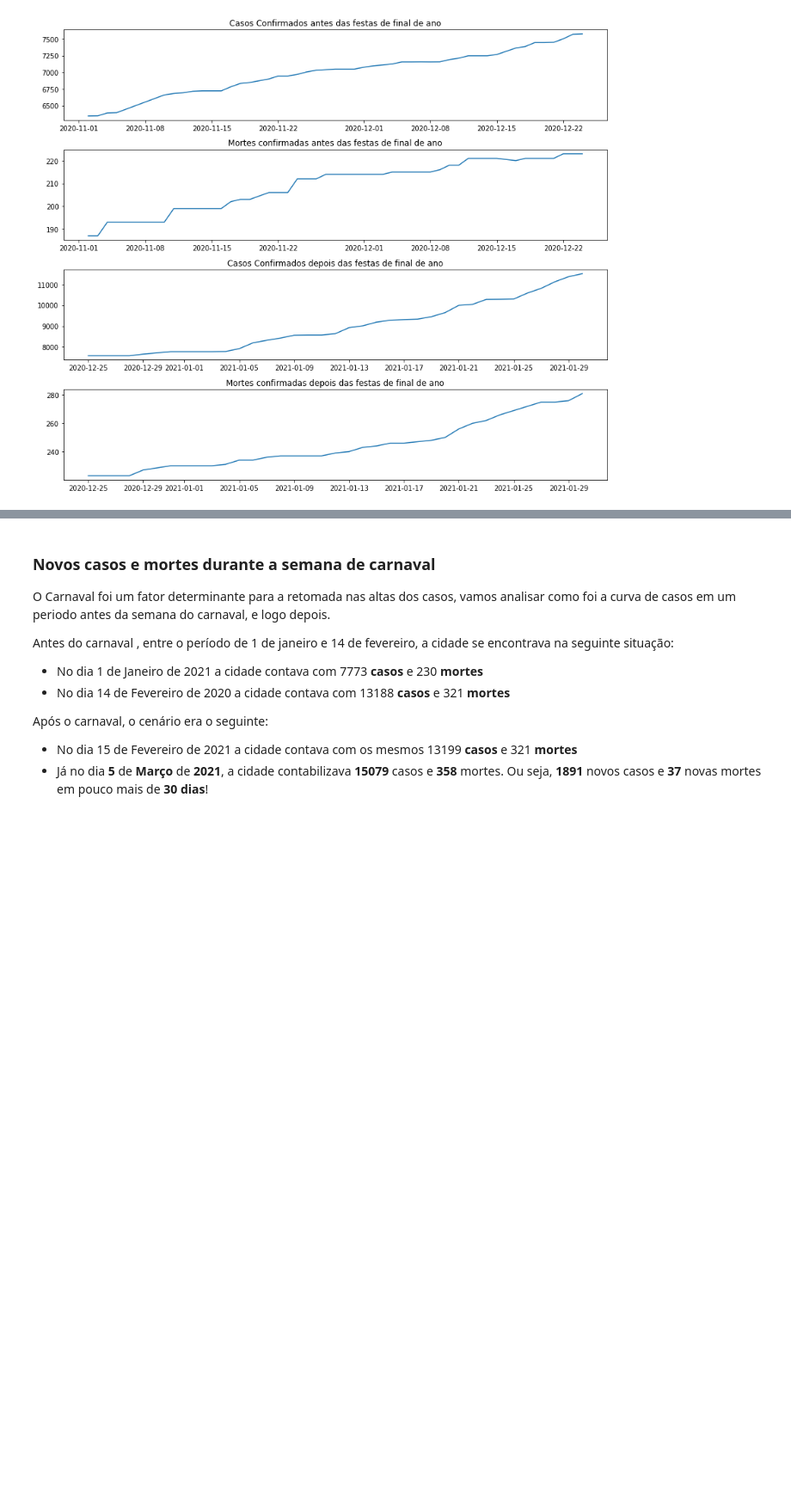
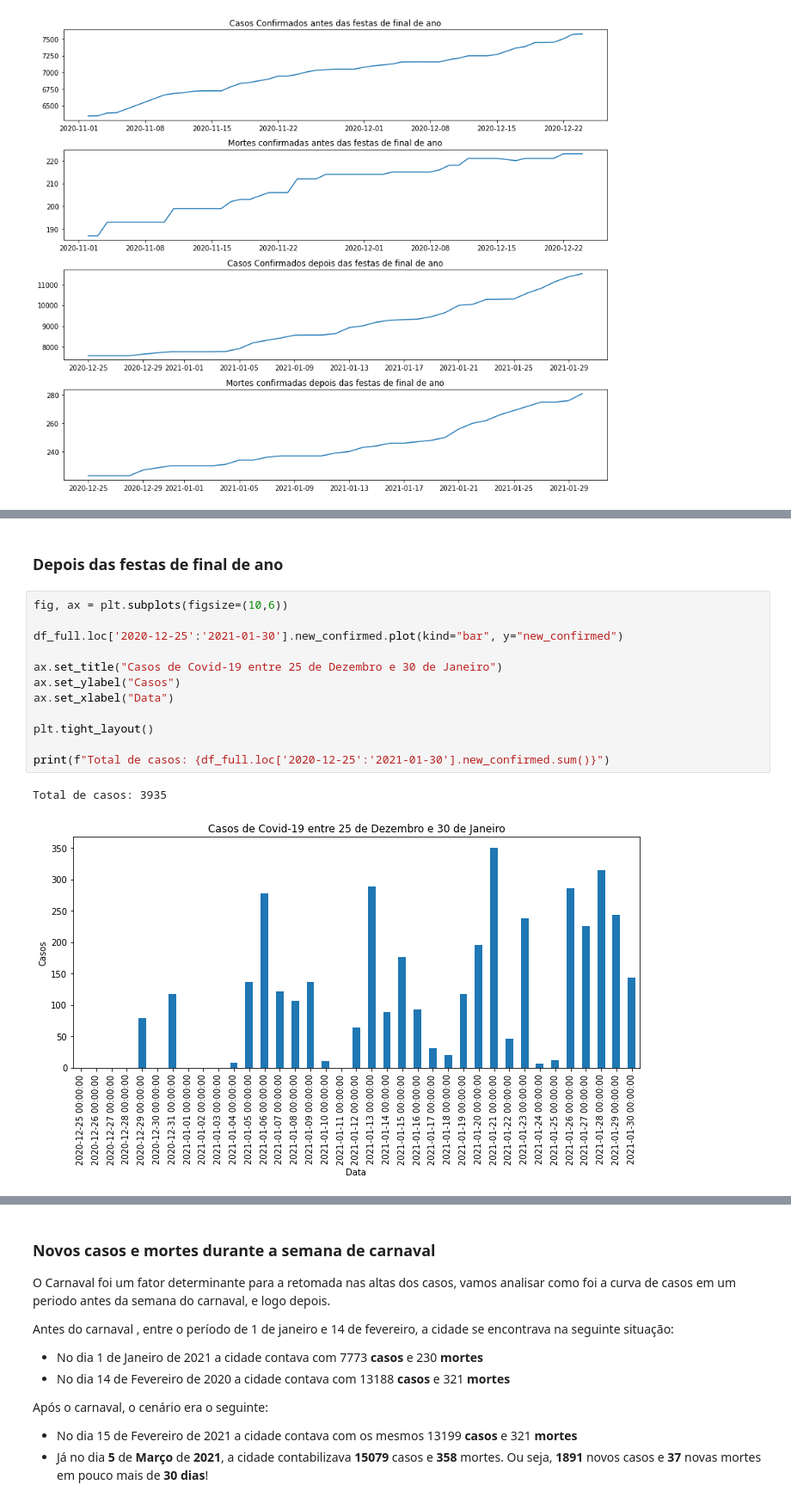
Before and after one commit to teixeiragthiago/portfolio, a Jupyter notebook: Analisando_os_dados_da_Covid_19_em_Franca.ipynb, the cells around one changed output, grey strips where cells are left out. Shown at 86% size. Cells and saved outputs as stored; diff of their text form; blank space fills up the shorter version.

```diff
--- a/Analisando_os_dados_da_Covid_19_em_Franca.ipynb
+++ b/Analisando_os_dados_da_Covid_19_em_Franca.ipynb
@@ -243,0 +255,17 @@ Total de Mortes confirmadas de 25 de Dez 2020 até 30 Jan 2021:  58
+# %% [markdown]
+### Depois das festas de final de ano
+# %%
+fig, ax = plt.subplots(figsize=(10,6))
+
+df_full.loc['2020-12-25':'2021-01-30'].new_confirmed.plot(kind="bar", y="new_confirmed")
+
+ax.set_title("Casos de Covid-19 entre 25 de Dezembro e 30 de Janeiro")
+ax.set_ylabel("Casos")
+ax.set_xlabel("Data")
+
+plt.tight_layout()
+
+print(f"Total de casos: {df_full.loc['2020-12-25':'2021-01-30'].new_confirmed.sum()}")
+# %% [output]
+Total de casos: 3935
+[figure, added]
```
Also changed, not shown: parts of 13 cells of this notebook.
